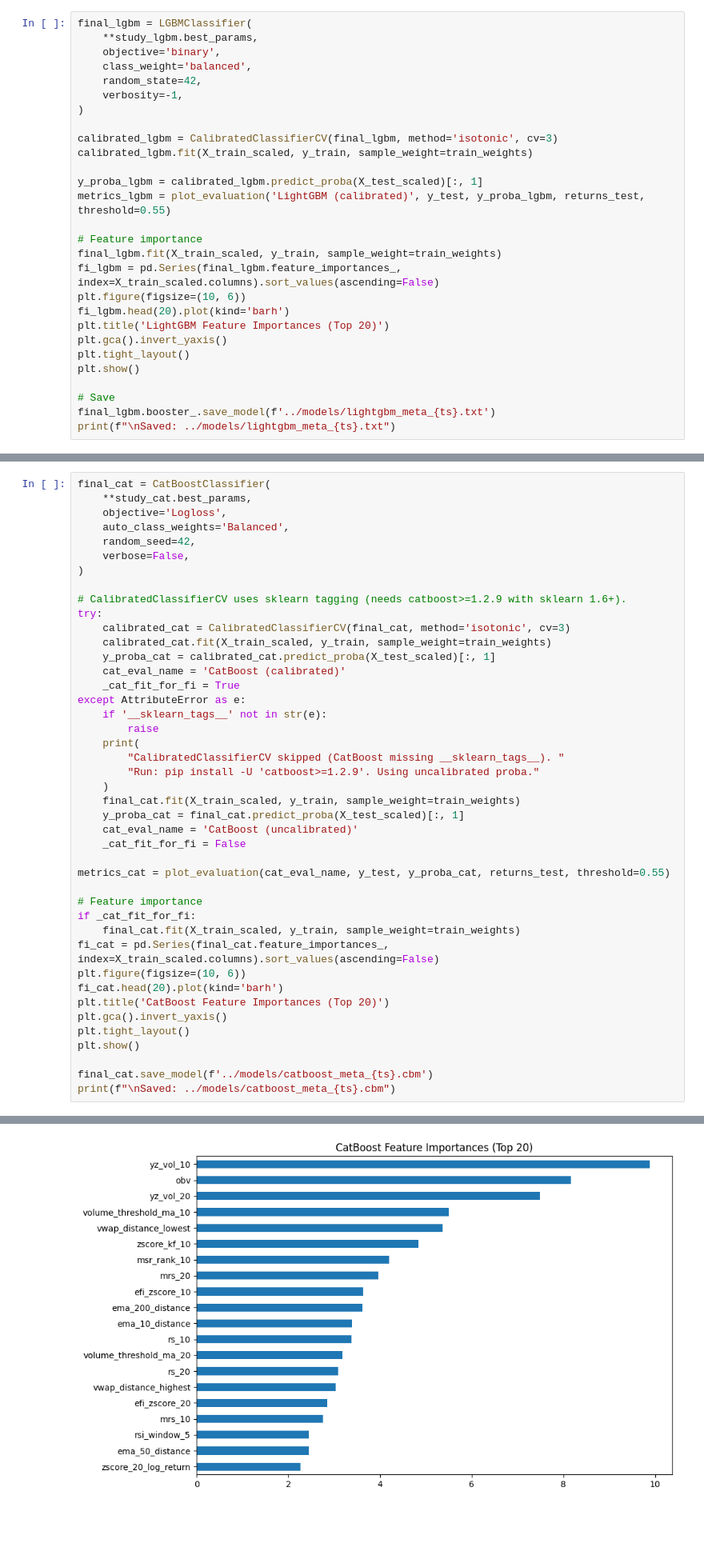
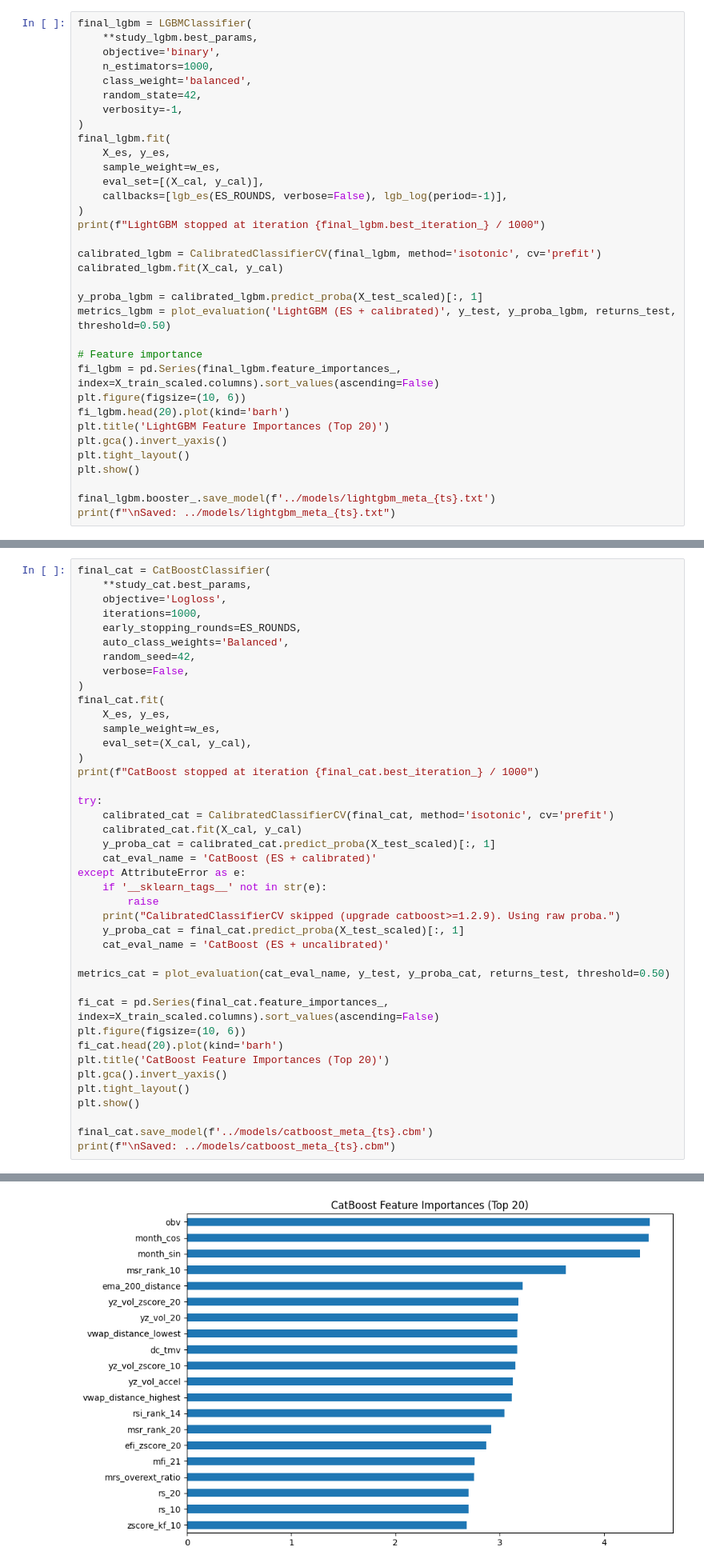
Before and after one commit to phuchuynh0909/all-in-one-portfolio, a Jupyter notebook: notebooks/train_models_001.ipynb, the cells around one changed output, grey strips where cells are left out. Shown at 80% size. Saved outputs shown, nothing was run; the diff lists cells and outputs as text; blank space fills up the shorter version.

```diff
--- a/notebooks/train_models_001.ipynb
+++ b/notebooks/train_models_001.ipynb
@@ -1088,19 +553,26 @@ Best params: {'n_estimators': 200, 'learning_rate': 0.010754048877877537, 'num_l
 final_lgbm = LGBMClassifier(
     **study_lgbm.best_params,
     objective='binary',
+    n_estimators=1000,
     class_weight='balanced',
     random_state=42,
     verbosity=-1,
 )
+final_lgbm.fit(
+    X_es, y_es,
+    sample_weight=w_es,
+    eval_set=[(X_cal, y_cal)],
+    callbacks=[lgb_es(ES_ROUNDS, verbose=False), lgb_log(period=-1)],
+)
+print(f"LightGBM stopped at iteration {final_lgbm.best_iteration_} / 1000")
 
-calibrated_lgbm = CalibratedClassifierCV(final_lgbm, method='isotonic', cv=3)
-calibrated_lgbm.fit(X_train_scaled, y_train, sample_weight=train_weights)
+calibrated_lgbm = CalibratedClassifierCV(final_lgbm, method='isotonic', cv='prefit')
+calibrated_lgbm.fit(X_cal, y_cal)
 
 y_proba_lgbm = calibrated_lgbm.predict_proba(X_test_scaled)[:, 1]
-metrics_lgbm = plot_evaluation('LightGBM (calibrated)', y_test, y_proba_lgbm, returns_test, threshold=0.55)
+metrics_lgbm = plot_evaluation('LightGBM (ES + calibrated)', y_test, y_proba_lgbm, returns_test, threshold=0.50)
 
 # Feature importance
-final_lgbm.fit(X_train_scaled, y_train, sample_weight=train_weights)
 fi_lgbm = pd.Series(final_lgbm.feature_importances_, index=X_train_scaled.columns).sort_values(ascending=False)
 plt.figure(figsize=(10, 6))
 fi_lgbm.head(20).plot(kind='barh')
@@ -1109,7 +581,6 @@ plt.gca().invert_yaxis()
 plt.tight_layout()
 plt.show()
 
-# Save
 final_lgbm.booster_.save_model(f'../models/lightgbm_meta_{ts}.txt')
 print(f"\nSaved: ../models/lightgbm_meta_{ts}.txt")
 # %% [output]
@@ -1185,35 +647,33 @@ Best params: {'iterations': 400, 'learning_rate': 0.016666983286066417, 'depth':
 final_cat = CatBoostClassifier(
     **study_cat.best_params,
     objective='Logloss',
+    iterations=1000,
+    early_stopping_rounds=ES_ROUNDS,
     auto_class_weights='Balanced',
     random_seed=42,
     verbose=False,
 )
+final_cat.fit(
+    X_es, y_es,
+    sample_weight=w_es,
+    eval_set=(X_cal, y_cal),
+)
+print(f"CatBoost stopped at iteration {final_cat.best_iteration_} / 1000")
 
-# CalibratedClassifierCV uses sklearn tagging (needs catboost>=1.2.9 with sklearn 1.6+).
 try:
-    calibrated_cat = CalibratedClassifierCV(final_cat, method='isotonic', cv=3)
-    calibrated_cat.fit(X_train_scaled, y_train, sample_weight=train_weights)
+    calibrated_cat = CalibratedClassifierCV(final_cat, method='isotonic', cv='prefit')
+    calibrated_cat.fit(X_cal, y_cal)
     y_proba_cat = calibrated_cat.predict_proba(X_test_scaled)[:, 1]
-    cat_eval_name = 'CatBoost (calibrated)'
-    _cat_fit_for_fi = True
+    cat_eval_name = 'CatBoost (ES + calibrated)'
 except AttributeError as e:
     if '__sklearn_tags__' not in str(e):
         raise
-    print(
-        "CalibratedClassifierCV skipped (CatBoost missing __sklearn_tags__). "
-        "Run: pip install -U 'catboost>=1.2.9'. Using uncalibrated proba."
-    )
-    final_cat.fit(X_train_scaled, y_train, sample_weight=train_weights)
+    print("CalibratedClassifierCV skipped (upgrade catboost>=1.2.9). Using raw proba.")
     y_proba_cat = final_cat.predict_proba(X_test_scaled)[:, 1]
-    cat_eval_name = 'CatBoost (uncalibrated)'
-    _cat_fit_for_fi = False
+    cat_eval_name = 'CatBoost (ES + uncalibrated)'
 
-metrics_cat = plot_evaluation(cat_eval_name, y_test, y_proba_cat, returns_test, threshold=0.55)
+metrics_cat = plot_evaluation(cat_eval_name, y_test, y_proba_cat, returns_test, threshold=0.50)
 
-# Feature importance
-if _cat_fit_for_fi:
-    final_cat.fit(X_train_scaled, y_train, sample_weight=train_weights)
 fi_cat = pd.Series(final_cat.feature_importances_, index=X_train_scaled.columns).sort_values(ascending=False)
 plt.figure(figsize=(10, 6))
 fi_cat.head(20).plot(kind='barh')
@@ -1230 +690 @@ CalibratedClassifierCV skipped (CatBoost missing __sklearn_tags__). Run: pip ins
-[figure, old version]
+[figure, new version]
```
Also changed, not shown: parts of 37 cells of this notebook, 38 other files.
